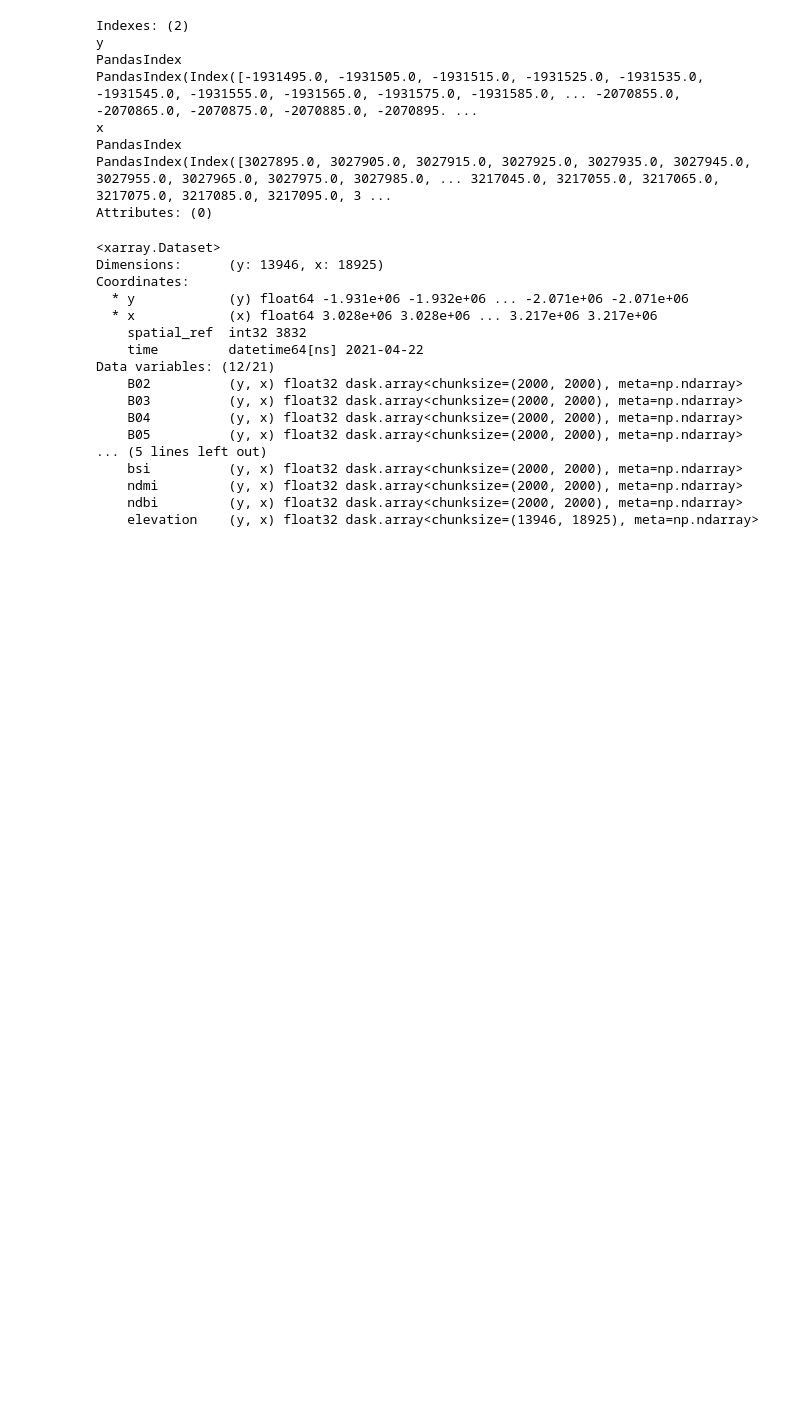
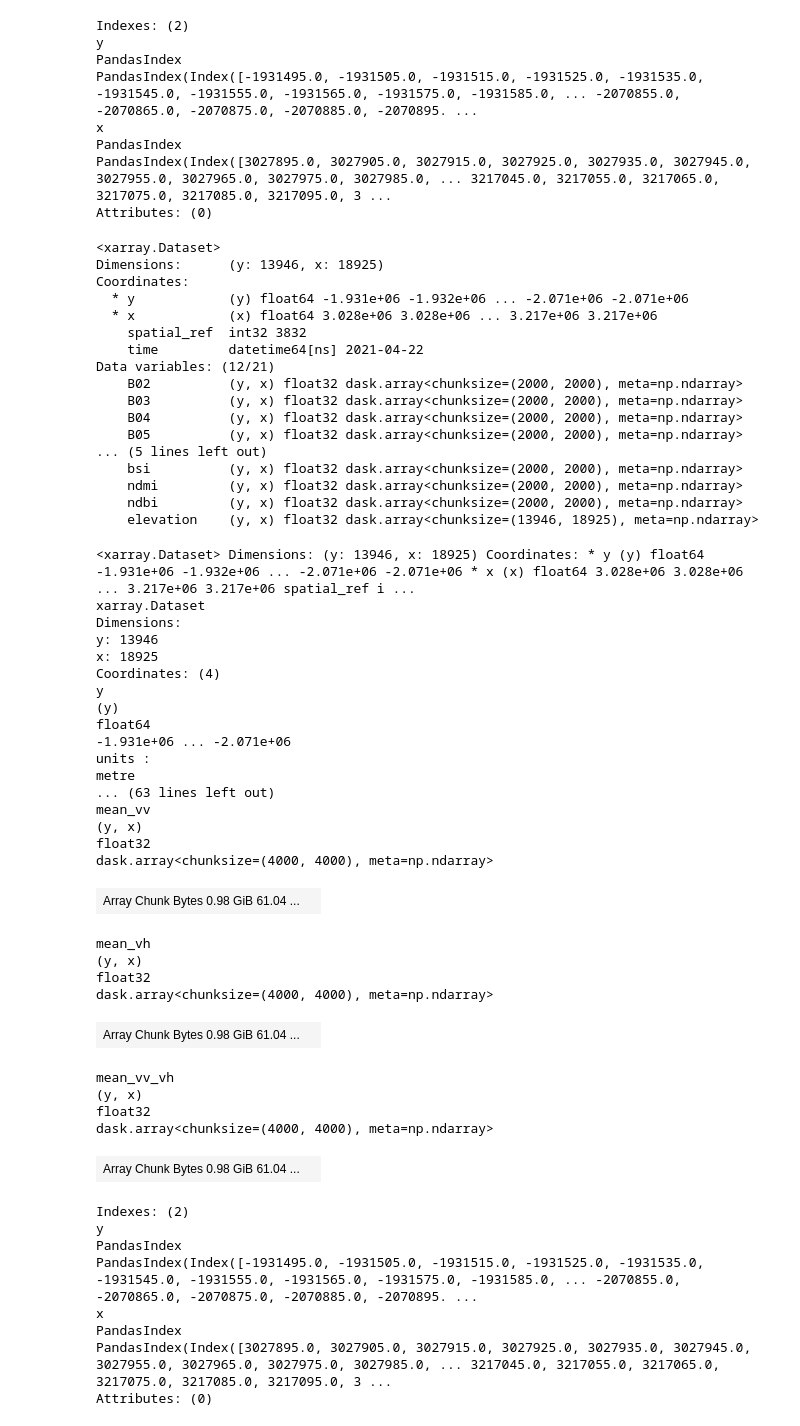
Before and after one commit to digitalearthpacific/mineral-resource-detection, a Jupyter notebook: MRD_S2_RandomForest_multi_years.ipynb, the cells around one changed output. Drawn from its saved outputs; the diff is of its cells as text; code cells hidden in the pictures; blank space fills up the shorter version.

```diff
--- a/MRD_S2_RandomForest_multi_years.ipynb
+++ b/MRD_S2_RandomForest_multi_years.ipynb
@@ -700,6 +753,61 @@ Data variables: (12/21)
     ndmi         (y, x) float32 dask.array<chunksize=(2000, 2000), meta=np.ndarray>
     ndbi         (y, x) float32 dask.array<chunksize=(2000, 2000), meta=np.ndarray>
     elevation    (y, x) float32 dask.array<chunksize=(13946, 18925), meta=np.ndarray>
+# %%
+# Load the data
+data_s1 = load(
+    items_s1,
+    bbox=fiji_bbox,
+    resolution=10,
+    bands=["mean_vv", "mean_vh"],
+    chunks={"x":4000, "y":4000}
+).squeeze("time")
+
+# Mask the nodata values
+data_s1 = data_s1.where(data_s1 != -32768)
+
+# Calculate the vv / vh means
+data_s1["mean_vv_vh"] = data_s1.mean_vv / data_s1.mean_vh
+
+# Check what we have
+data_s1
+# %% [output]
+<xarray.Dataset> Dimensions: (y: 13946, x: 18925) Coordinates: * y (y) float64 -1.931e+06 -1.932e+06 ... -2.071e+06 -2.071e+06 * x (x) float64 3.028e+06 3.028e+06 ... 3.217e+06 3.217e+06 spatial_ref i ...
+xarray.Dataset
+Dimensions:
+y: 13946
+x: 18925
+Coordinates: (4)
+y
+(y)
+float64
+-1.931e+06 ... -2.071e+06
+units :
+metre
+... (63 lines left out)
+mean_vv
+(y, x)
+float32
+dask.array<chunksize=(4000, 4000), meta=np.ndarray>
+| Array Chunk Bytes 0.98 GiB 61.04 ... |  |
+mean_vh
+(y, x)
+float32
+dask.array<chunksize=(4000, 4000), meta=np.ndarray>
+| Array Chunk Bytes 0.98 GiB 61.04 ... |  |
+mean_vv_vh
+(y, x)
+float32
+dask.array<chunksize=(4000, 4000), meta=np.ndarray>
+| Array Chunk Bytes 0.98 GiB 61.04 ... |  |
+Indexes: (2)
+y
+PandasIndex
+PandasIndex(Index([-1931495.0, -1931505.0, -1931515.0, -1931525.0, -1931535.0, -1931545.0, -1931555.0, -1931565.0, -1931575.0, -1931585.0, ... -2070855.0, -2070865.0, -2070875.0, -2070885.0, -2070895. ...
+x
+PandasIndex
+PandasIndex(Index([3027895.0, 3027905.0, 3027915.0, 3027925.0, 3027935.0, 3027945.0, 3027955.0, 3027965.0, 3027975.0, 3027985.0, ... 3217045.0, 3217055.0, 3217065.0, 3217075.0, 3217085.0, 3217095.0, 3 ...
+Attributes: (0)
 # %%
 # merged = data_s2_dem.update(data_s1).compute()
 merged = data_s2_dem.compute()
```
Also changed, not shown: parts of 8 cells of this notebook.
